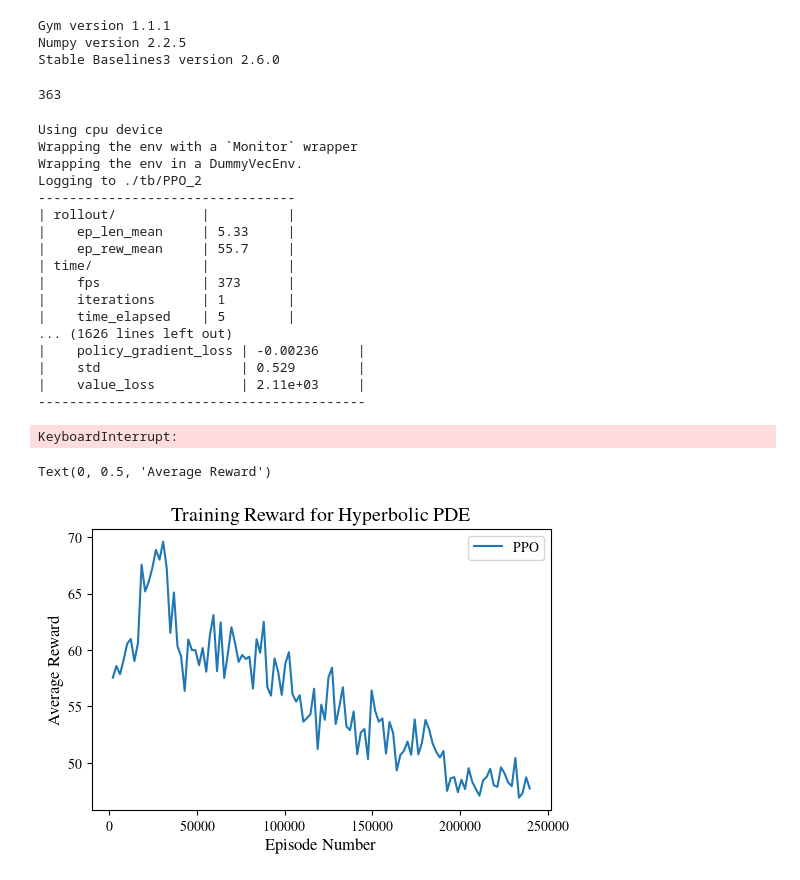
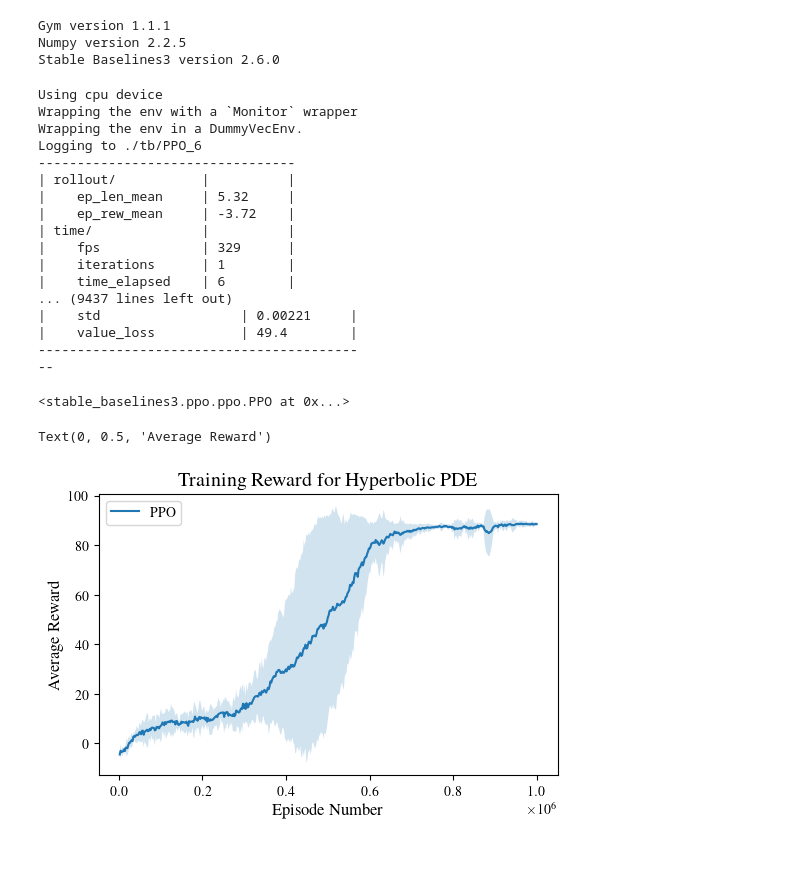
Before and after one commit to lukebhan/PDEControlGym, a Jupyter notebook: examples/BrainTumor1D/BrainTumor1DExample.ipynb, the cells around one changed output. Saved outputs shown, nothing was run; the diff lists cells and outputs as text; code cells hidden in the pictures.

```diff
--- a/examples/BrainTumor1D/BrainTumor1DExample.ipynb
+++ b/examples/BrainTumor1D/BrainTumor1DExample.ipynb
@@ -62,43 +81,41 @@ Parameters = {
 trainParameters = Parameters.copy()
 trainParameters["verbose"] = False
 env_train_base = gym.make("PDEControlGym-BrainTumor1D", **trainParameters)
-env_train_wrapped = TherapyWrapper(env_train_base, verbose=False)
-env_train_wrapped.benchmark()
+env_train_wrapped = TherapyWrapper(env_train_base, weekends=False, verbose=False)
+with suppress_output():
+    env_train_wrapped.benchmark()
-# %% [output]
-363
 # %%
-checkpoint_callback = CheckpointCallback(
-  save_freq=10000,
-  save_path="./logsPPO",
-  name_prefix="rl_model",
-  save_replay_buffer=True,
-  save_vecnormalize=True,
-)
+# checkpoint_callback = CheckpointCallback(
+#   save_freq=10000,
+#   save_path="./logsPPO",
+#   name_prefix="rl_model",
+#   save_replay_buffer=True,
+#   save_vecnormalize=True,
+# )
 
-model = PPO("MlpPolicy", env_train_wrapped, verbose=1, tensorboard_log="./tb/")
-# Train for 500k timesteps
-model.learn(total_timesteps=5e5, callback=checkpoint_callback)
+# model = PPO("MlpPolicy", env_train_wrapped, verbose=1, tensorboard_log="./tb/")
+# model.learn(total_timesteps=1e6, callback=checkpoint_callback)
 # %% [output]
 Using cpu device
 Wrapping the env with a `Monitor` wrapper
 Wrapping the env in a DummyVecEnv.
-Logging to ./tb/PPO_2
+Logging to ./tb/PPO_6
 ---------------------------------
 | rollout/           |          |
-|    ep_len_mean     | 5.33     |
-|    ep_rew_mean     | 55.7     |
+|    ep_len_mean     | 5.32     |
+|    ep_rew_mean     | -3.72    |
 | time/              |          |
-|    fps             | 373      |
+|    fps             | 329      |
 |    iterations      | 1        |
-|    time_elapsed    | 5        |
-... (1626 lines left out)
-|    policy_gradient_loss | -0.00236     |
-|    std                  | 0.529        |
-|    value_loss           | 2.11e+03     |
-------------------------------------------
+|    time_elapsed    | 6        |
+... (9437 lines left out)
+|    std                  | 0.00221     |
+|    value_loss           | 49.4        |
+-----------------------------------------
+--
-KeyboardInterrupt:
+<stable_baselines3.ppo.ppo.PPO at 0x...>
 # %%
-filenamesPPO = ["PPOData/PPO_1.csv"]
+filenamesPPO = ["PPOData/PPO_1.csv", "PPOData/PPO_2.csv", "PPOData/PPO_3.csv", "PPOData/PPO_6.csv"]
 
 timePPOArr = []
 rewardPPOArr = []
@@ -119,34 +136,34 @@ for data in timePPOArr:
         if data[i] >= maxTimestep:
             maxDataSeqPPO.append(i)
             break
 
 # Get mean and std of each value at time step
 rewardArrCleanPPO = []
 for i, data in enumerate(rewardPPOArr):
     rewardArrCleanPPO.append(data[:min(maxDataSeqPPO)])
 rewardArrPPO = np.array(rewardArrCleanPPO)
 meanArrPPO = rewardArrPPO.mean(axis=0)
 stdArrPPO = rewardArrPPO.std(axis=0)
 
 # Set size according to latex textwidth
 fig = plt.figure(figsize=set_size(432, 0.99, (1, 1), height_add=0))
 ax = fig.subplots(ncols=1)
 t = timePPOArr[0]
 x = t[:maxDataSeqPPO[0]]
 mean = meanArrPPO
 std = stdArrPPO
 # 95 confidence interval
 cis = (mean - 2*std, mean + 2*std)
 ax.plot(x, mean, label="PPO")
 ax.fill_between(x, cis[0], cis[1], alpha=0.2)
 
 plt.legend()
 plt.title("Training Reward for Hyperbolic PDE")
 plt.xlabel("Episode Number")
 plt.ylabel("Average Reward")
 # %% [output]
 Text(0, 0.5, 'Average Reward')
-[figure, old version]
+[figure, new version]
 # %%
 def runSingleEpisode(model, env, parameter):
     terminate = False
```
Also changed, not shown: parts of 17 cells of this notebook, 2 other files.
